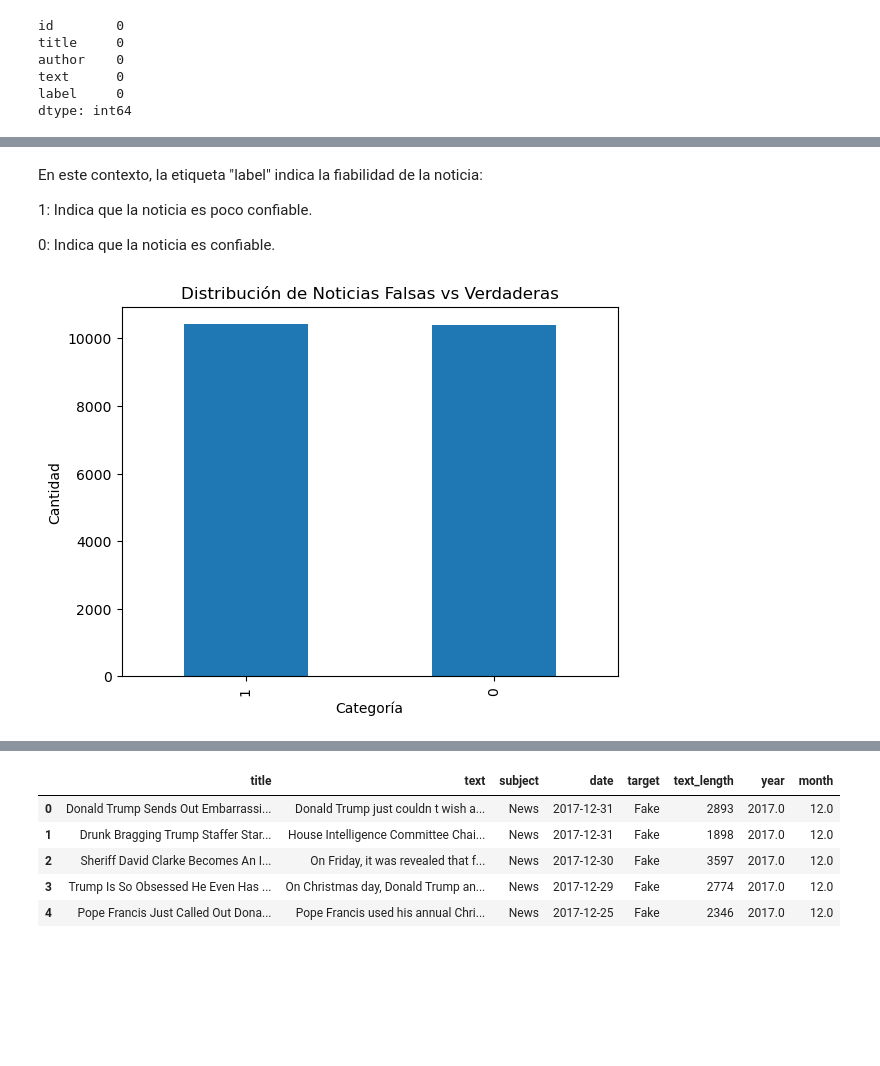
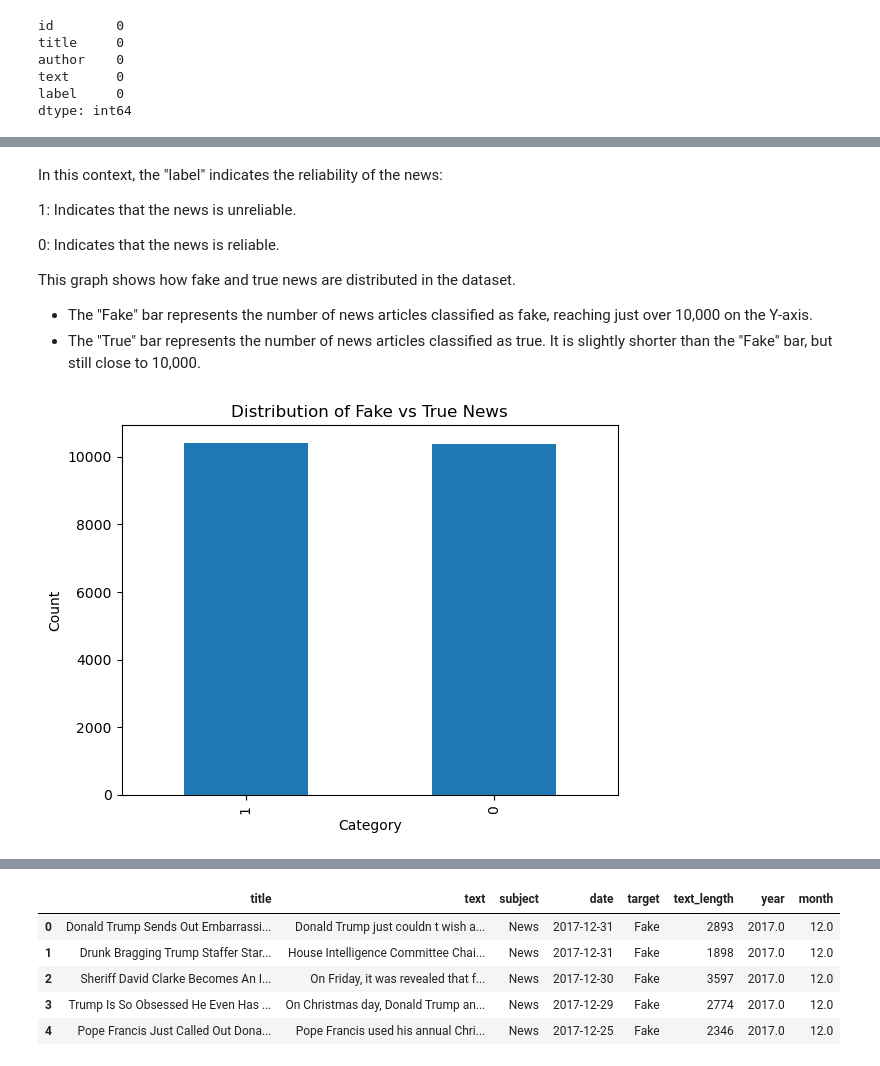
Before and after one commit to Juandavidbaro/Fake-News-Detection, a Jupyter notebook: Entrega 2/EDA-Model.ipynb, the cells around one changed output, grey strips where cells are left out. Cells and saved outputs as stored; diff of their text form; code cells hidden in the pictures; blank space fills up the shorter version.

```diff
--- a/Entrega 2/EDA-Model.ipynb
+++ b/Entrega 2/EDA-Model.ipynb
@@ -162,17 +171,24 @@ plt.show()
 # %% [markdown]
-En este contexto, la etiqueta "label" indica la fiabilidad de la noticia:
 
-1: Indica que la noticia es poco confiable.
+In this context, the "label" indicates the reliability of the news:
 
-0: Indica que la noticia es confiable.
+1: Indicates that the news is unreliable.
+
+0: Indicates that the news is reliable.
+
+This graph shows how fake and true news are distributed in the dataset.
+
+
+- The "Fake" bar represents the number of news articles classified as fake, reaching just over 10,000 on the Y-axis.
+- The "True" bar represents the number of news articles classified as true. It is slightly shorter than the "Fake" bar, but still close to 10,000.
 # %%
 distribution = train_ds_filled['label'].value_counts()
 
 distribution.plot(kind='bar')
-plt.title('Distribución de Noticias Falsas vs Verdaderas')
-plt.xlabel('Categoría')
-plt.ylabel('Cantidad')
+plt.title('Distribution of Fake vs True News')
+plt.xlabel('Category')
+plt.ylabel('Count')
 plt.show()
 # %% [output]
-[figure, old version]
+[figure, new version]
 # %% [markdown]
```
Also changed, not shown: parts of 34 cells of this notebook, 2 other files.
